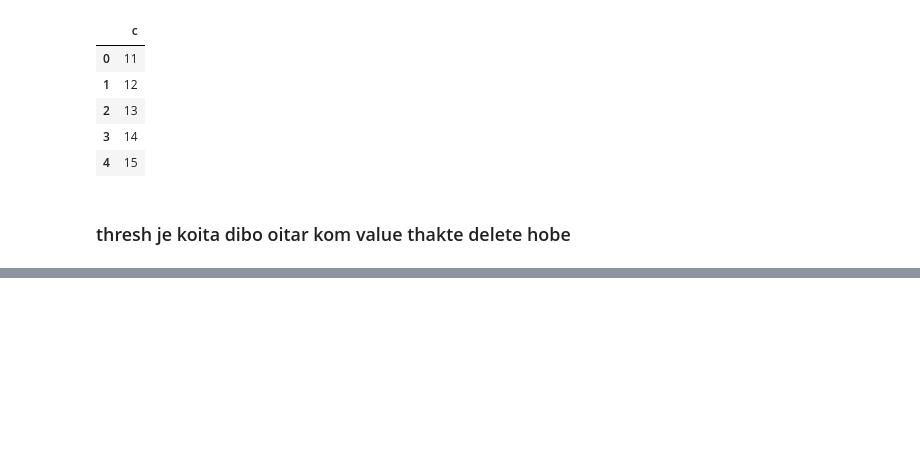
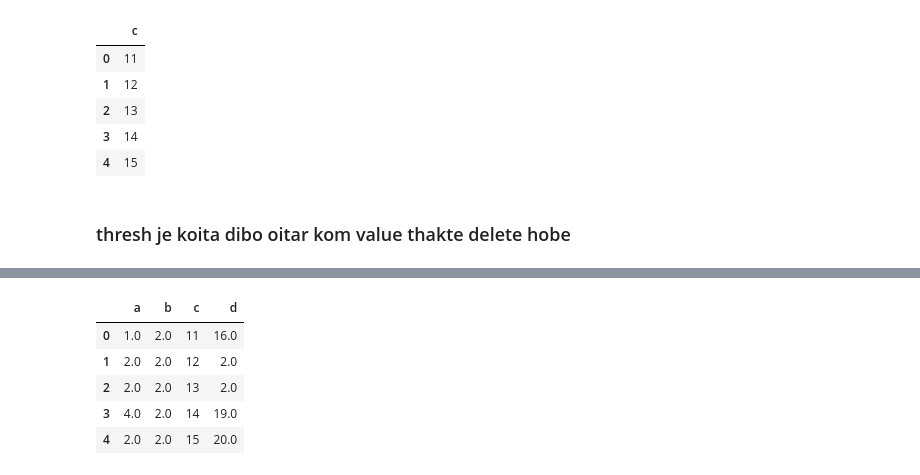
Before and after one commit to jayanto561/Code, a Jupyter notebook: python/haldle_nan_value.ipynb, the cells around one changed output, grey strips where cells are left out. Drawn from its saved outputs; the diff is of its cells as text; code cells hidden in the pictures; blank space fills up the shorter version.

```diff
--- a/python/haldle_nan_value.ipynb
+++ b/python/haldle_nan_value.ipynb
@@ -104,0 +112,10 @@ df.dropna(axis=1)
+# %%
+#fill the null value
+df.fillna(value=2)
+# %% [output]
+|  | a | b | c | d |
+| 0 | 1.0 | 2.0 | 11 | 16.0 |
+| 1 | 2.0 | 2.0 | 12 | 2.0 |
+| 2 | 2.0 | 2.0 | 13 | 2.0 |
+| 3 | 4.0 | 2.0 | 14 | 19.0 |
+| 4 | 2.0 | 2.0 | 15 | 20.0 |
```
Also changed, not shown: parts of 22 cells of this notebook.
